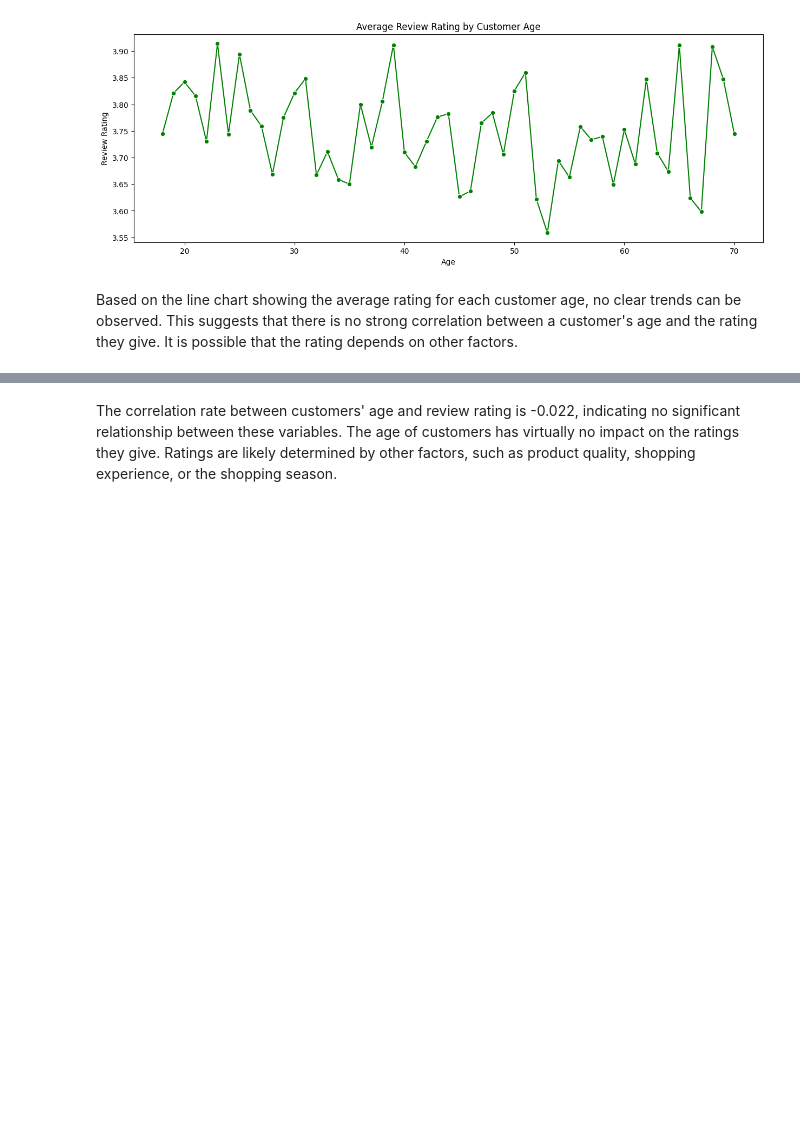
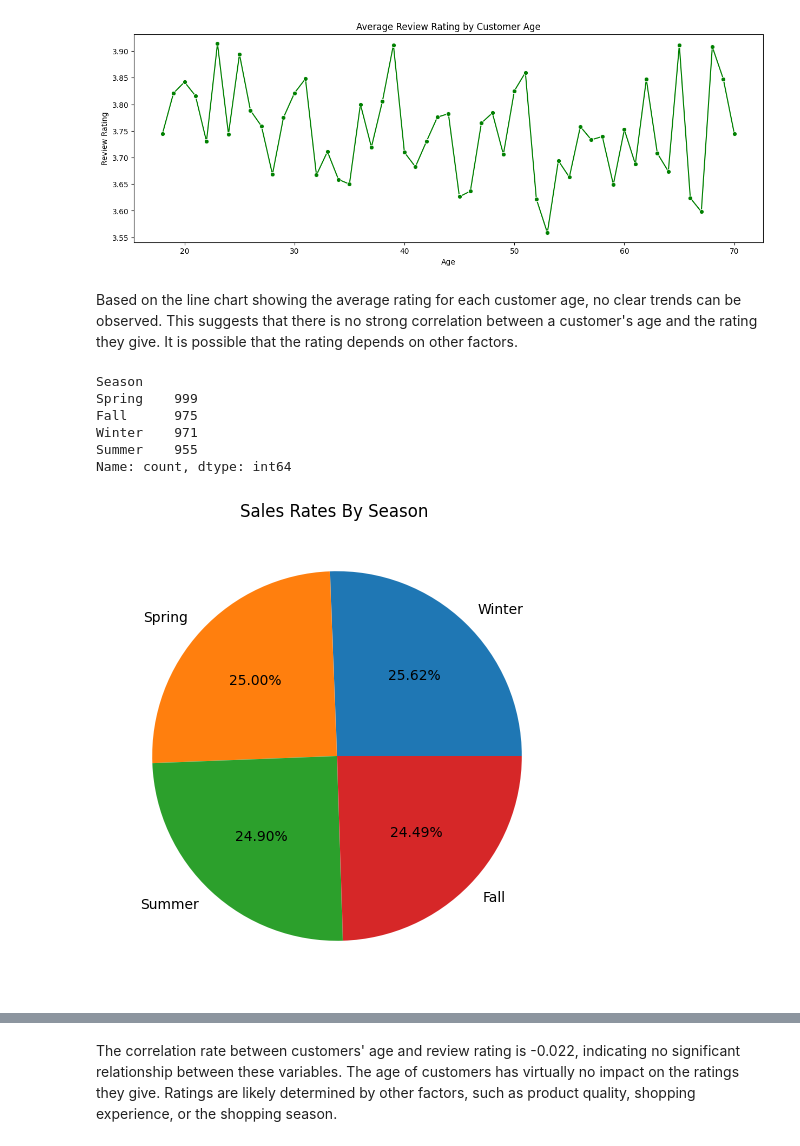
Before and after one commit to J0yfarah/EDA-of-Shopping-Data, a Jupyter notebook: eda-of-shopping-data.ipynb, the cells around one changed output, grey strips where cells are left out. Cells and saved outputs as stored; diff of their text form; code cells hidden in the pictures; blank space fills up the shorter version.

```diff
--- a/eda-of-shopping-data.ipynb
+++ b/eda-of-shopping-data.ipynb
@@ -266,6 +284,22 @@ plt.show()
 [figure]
 # %% [markdown]
 Based on the line chart showing the average rating for each customer age, no clear trends can be observed. This suggests that there is no strong correlation between a customer's age and the rating they give. It is possible that the rating depends on other factors.
+# %%
+df['Season'].value_counts()
+# %% [output]
+Season
+Spring    999
+Fall      975
+Winter    971
+Summer    955
+Name: count, dtype: int64
+# %%
+plt.figure(figsize = (8,6))
+plt.pie(df['Season'].value_counts(), labels = df['Season'].unique(), autopct = '%1.2f%%')
+plt.title('Sales Rates By Season ')
+plt.show()
+# %% [output]
+[figure, added]
 # %%
 # Let's check the correlation rate between the Age and Review Rating variables
 
```
Also changed, not shown: parts of 9 cells of this notebook, 1 other file.
